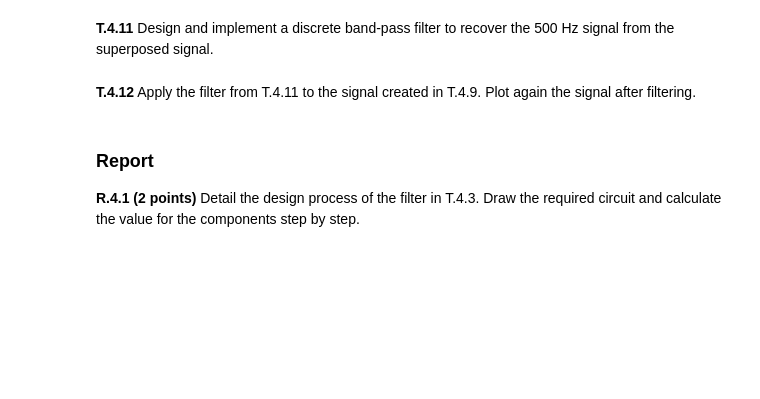
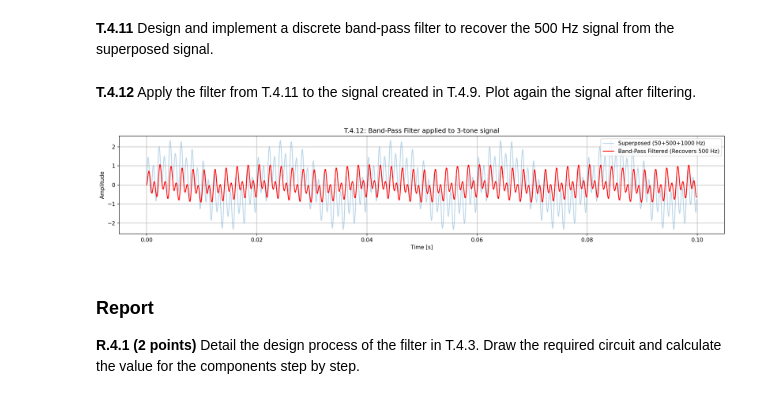
Before and after one commit to samuele-ribaudo/humanoid-sensors-and-actuators, a Jupyter notebook: T5/code/Tutorial_5.ipynb, the cells around one changed output. Saved outputs shown, nothing was run; the diff lists cells and outputs as text; code cells hidden in the pictures; blank space fills up the shorter version.

```diff
--- a/T5/code/Tutorial_5.ipynb
+++ b/T5/code/Tutorial_5.ipynb
@@ -240,3 +301,8 @@ Type here the answer...
+# %%
+f3 = 1000
+
+s3 = 1.0 * np.sin(2 * np.pi * f3 * t)
+signal_t49 = signal_t41 + s3
 # %% [markdown]
 
 
@@ -252,3 +316,5 @@ Type here the answer...
+# %%
+b_bp, a_bp = signal.butter(N=1, Wn=[250, 750], btype='bandpass', fs=fs)
 # %% [markdown]
 
 
@@ -258,3 +322,17 @@ Type here the answer...
+# %%
+signal_bp_filtered = signal.lfilter(b_bp, a_bp, signal_t49)
+
+plt.figure(figsize=(20, 15), dpi=150)
+plt.subplot(4, 1, 4)
+plt.plot(t, signal_t49, label='Superposed (50+500+1000 Hz)', alpha=0.3)
+plt.plot(t, signal_bp_filtered, color='red', label='Band-Pass Filtered (Recovers 500 Hz)')
+plt.title('T.4.12: Band-Pass Filter applied to 3-tone signal')
+plt.xlabel('Time [s]')
+plt.ylabel('Amplitude')
+plt.legend(loc='upper right')
+plt.grid(True)
+# %% [output]
+[figure, added]
 # %% [markdown]
 ### Report
 
```
Also changed, not shown: parts of 30 cells of this notebook.
